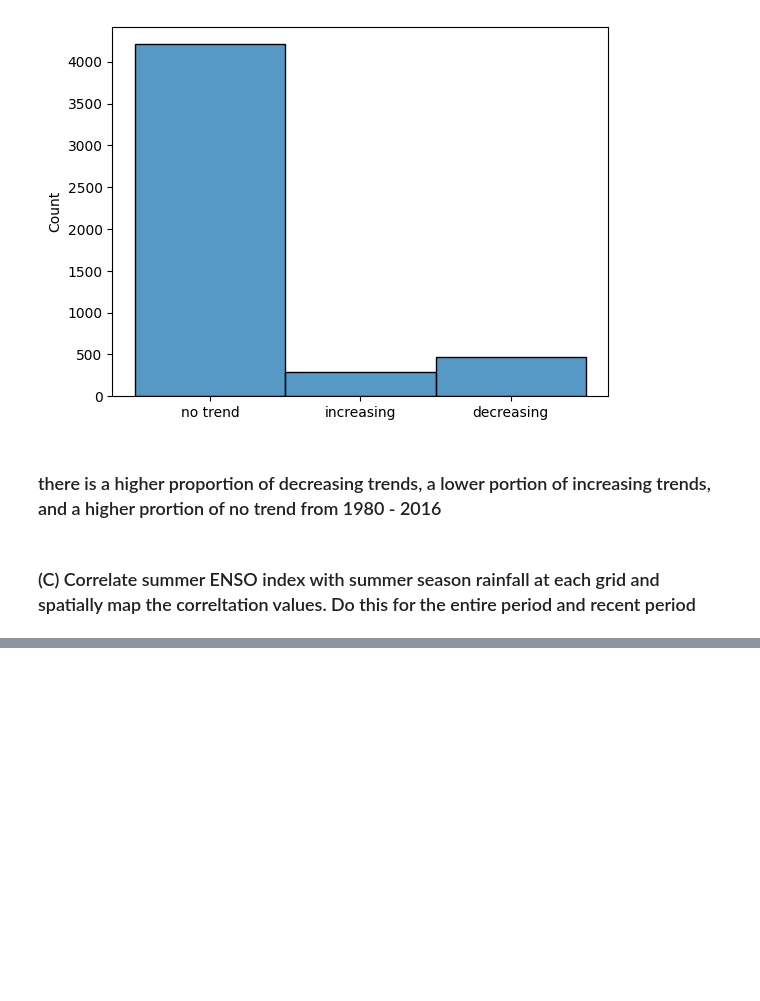
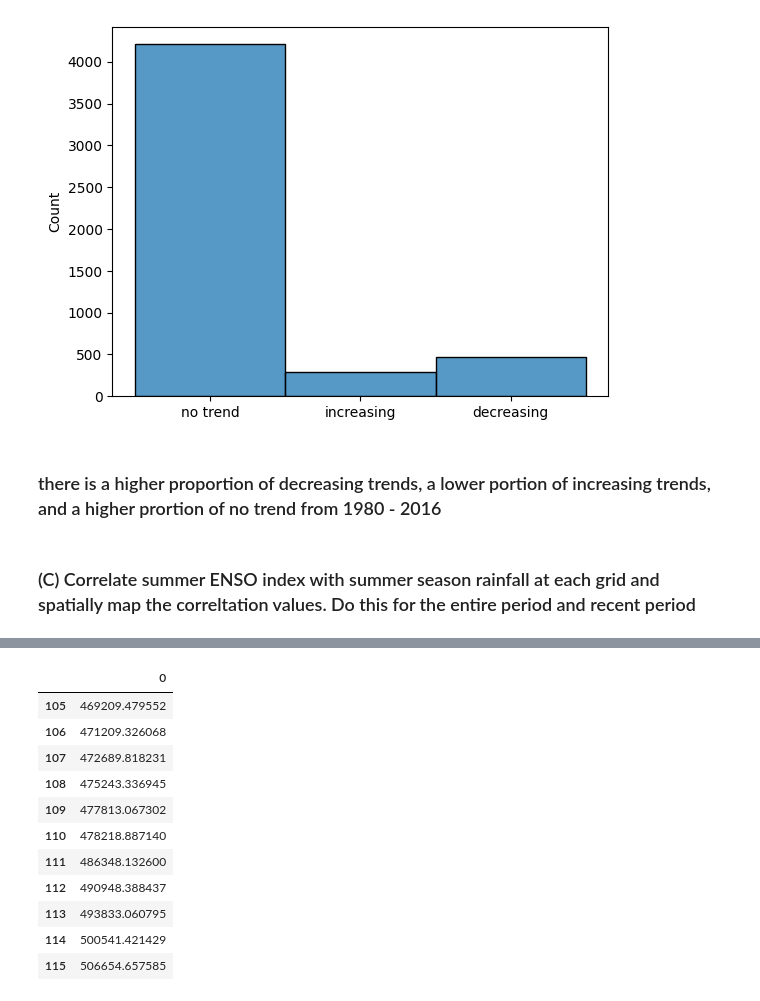
Before and after one commit to jtdocter27/Engineering-Probability---Statistics, a Jupyter notebook: R_project.ipynb, the cells around one changed output, grey strips where cells are left out. Cells and saved outputs as stored; diff of their text form; code cells hidden in the pictures; blank space fills up the shorter version.

```diff
--- a/R_project.ipynb
+++ b/R_project.ipynb
@@ -1021,0 +1076,17 @@ sns.histplot(trend_all)
+# %%
+#Top 10% of 116 rows is ~top 12 and bottom twelve rows
+india_rainfall_bottom_ten = rainfall_sum_df.iloc[0:11]
+india_rainfall_top_ten = rainfall_sum_df.iloc[105:116]
+# %% [output]
+|  | 0 |
+| 105 | 469209.479552 |
+| 106 | 471209.326068 |
+| 107 | 472689.818231 |
+| 108 | 475243.336945 |
+| 109 | 477813.067302 |
+| 110 | 478218.887140 |
+| 111 | 486348.132600 |
+| 112 | 490948.388437 |
+| 113 | 493833.060795 |
+| 114 | 500541.421429 |
+| 115 | 506654.657585 |
```
Also changed, not shown: parts of 7 cells of this notebook, 1 other file.
